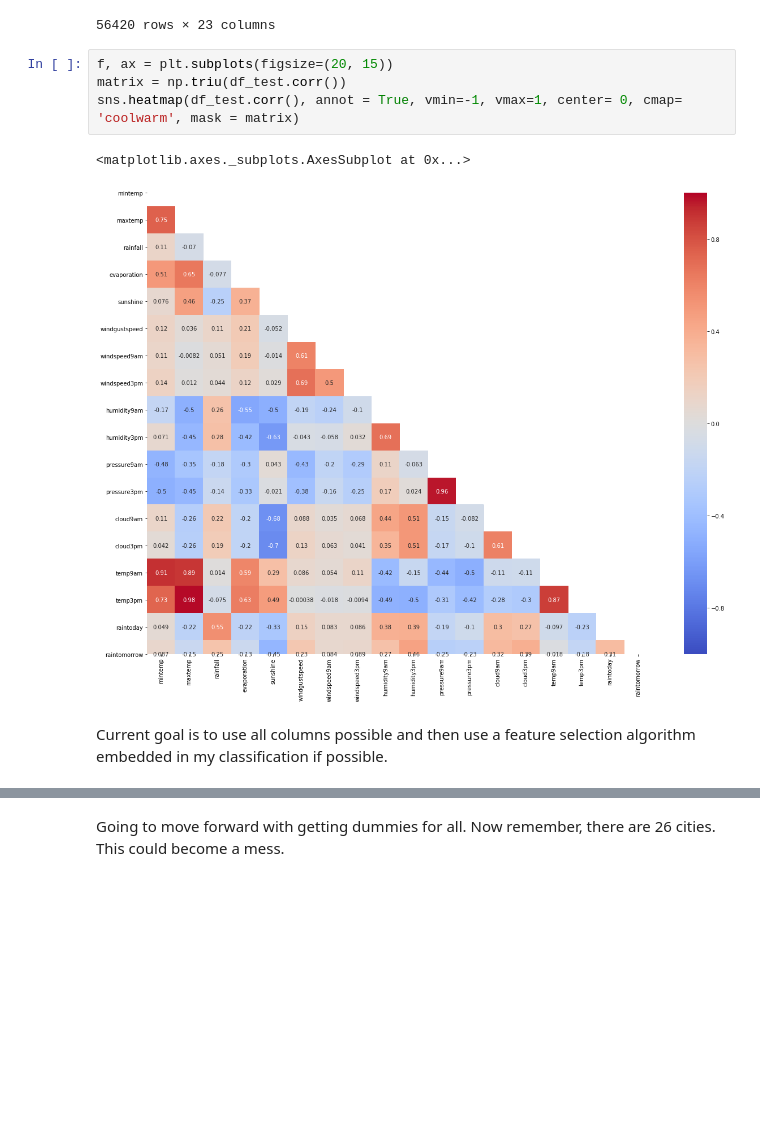
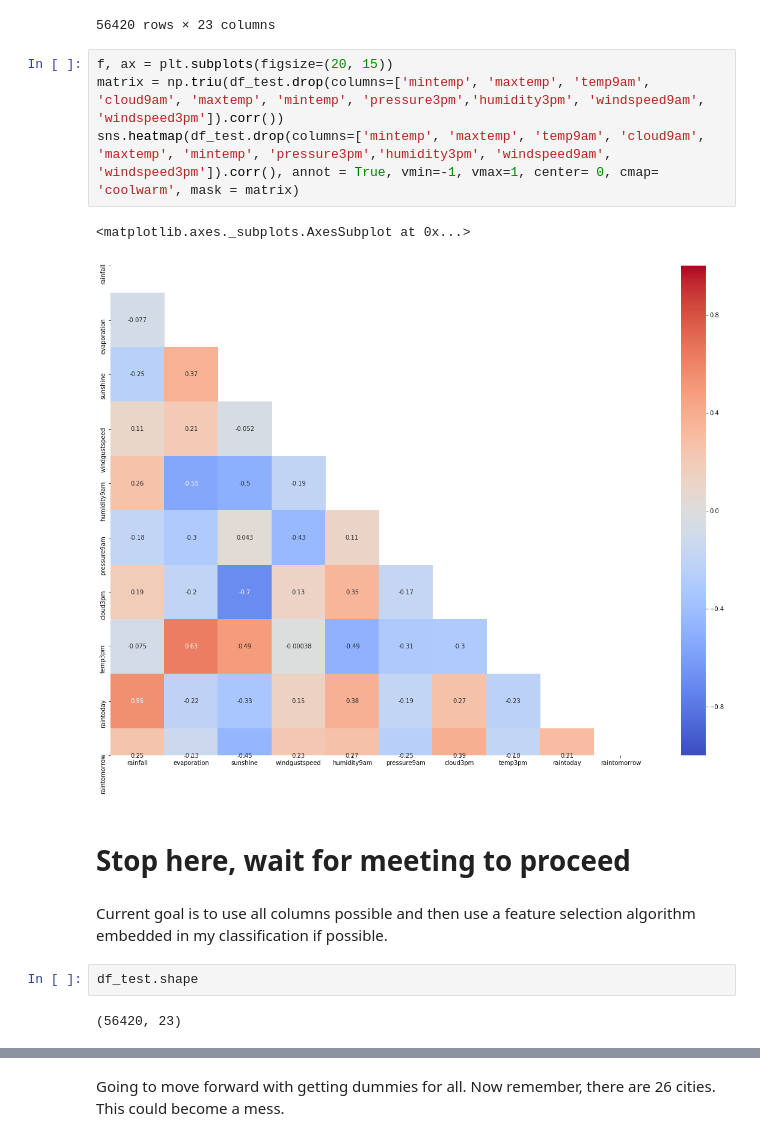
Before and after one commit to daveajstearns/classif_blog, a Jupyter notebook: predicting_rain.ipynb, the cells around one changed output, grey strips where cells are left out. Saved outputs shown, nothing was run; the diff lists cells and outputs as text; blank space fills up the shorter version.

```diff
--- a/predicting_rain.ipynb
+++ b/predicting_rain.ipynb
@@ -220,10 +255,16 @@ df_test
 56420 rows × 23 columns
 # %%
 f, ax = plt.subplots(figsize=(20, 15))
-matrix = np.triu(df_test.corr())
-sns.heatmap(df_test.corr(), annot = True, vmin=-1, vmax=1, center= 0, cmap= 'coolwarm', mask = matrix)
+matrix = np.triu(df_test.drop(columns=['mintemp', 'maxtemp', 'temp9am', 'cloud9am', 'maxtemp', 'mintemp', 'pressure3pm','humidity3pm', 'windspeed9am', 'windspeed3pm']).corr())
+sns.heatmap(df_test.drop(columns=['mintemp', 'maxtemp', 'temp9am', 'cloud9am', 'maxtemp', 'mintemp', 'pressure3pm','humidity3pm', 'windspeed9am', 'windspeed3pm']).corr(), annot = True, vmin=-1, vmax=1, center= 0, cmap= 'coolwarm', mask = matrix)
 # %% [output]
 <matplotlib.axes._subplots.AxesSubplot at 0x...>
-[figure, old version]
+[figure, new version]
+# %% [markdown]
+# Stop here, wait for meeting to proceed
 # %% [markdown]
 Current goal is to use all columns possible and then use a feature selection algorithm embedded in my classification if possible.
+# %%
+df_test.shape
+# %% [output]
+(56420, 23)
```
Also changed, not shown: parts of 84 cells of this notebook.
